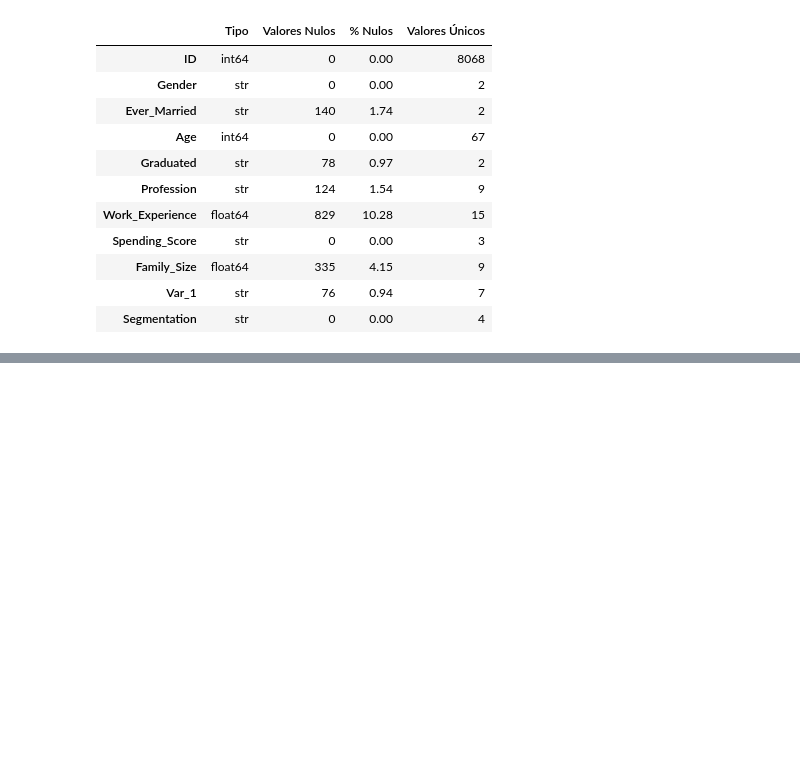
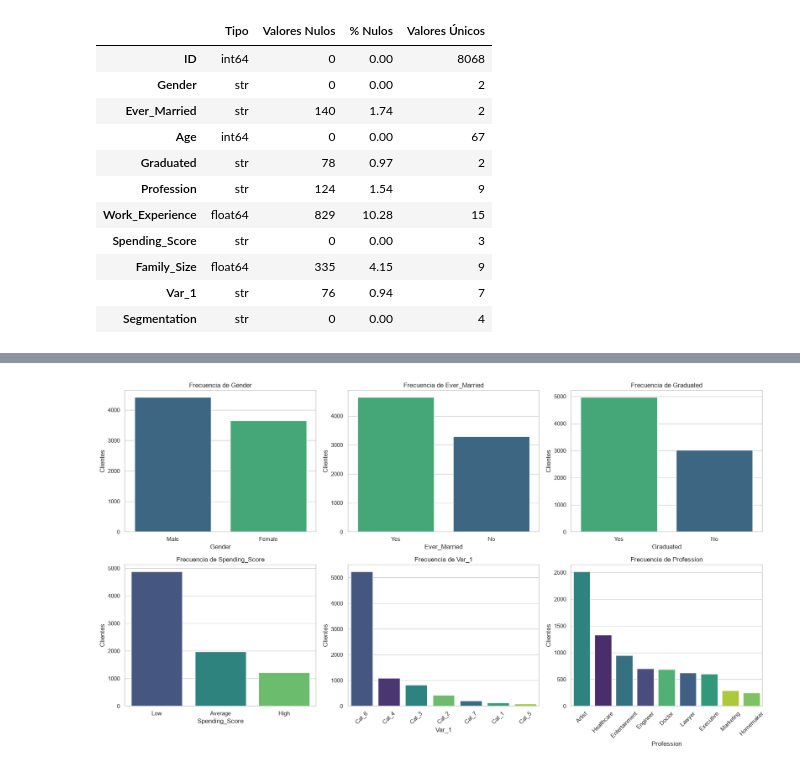
Before and after one commit to IA-P1-BCN/customer-segmentation-multiclass, a Jupyter notebook: 01_eda_inicial.ipynb, the cells around one changed output, grey strips where cells are left out. Saved outputs shown, nothing was run; the diff lists cells and outputs as text; code cells hidden in the pictures; blank space fills up the shorter version.

Commit message:
feat(eda): split estratificado 70/15/15 y analisis exploratorio en train_70

```diff
--- a/01_eda_inicial.ipynb
+++ b/01_eda_inicial.ipynb
@@ -110,0 +142,23 @@ Generación de los archivos procesados train_clean.csv y test_clean.csv en el di
+# %%
+# 1. Distribución de la variable objetivo (Segmentation)
+fig, axes = plt.subplots(1, 2, figsize=(14, 5))
+order_seg = ['A', 'B', 'C', 'D']
+
+# Conteo absoluto
+sns.countplot(data=train_df, x='Segmentation', order=order_seg, ax=axes[0], palette='Set2', hue='Segmentation', legend=False)
+axes[0].set_title('Conteo de Clientes por Segmento (train_70)')
+axes[0].set_ylabel('Número de Clientes')
+for container in axes[0].containers:
+    axes[0].bar_label(container, padding=3)
+
+# Porcentaje relativo
+seg_pct = train_df['Segmentation'].value_counts(normalize=True).reindex(order_seg) * 100
+sns.barplot(x=seg_pct.index, y=seg_pct.values, ax=axes[1], palette='Set2', hue=seg_pct.index, legend=False)
+axes[1].set_title('Proporción de Clases (%) en train_70')
+axes[1].set_ylabel('Porcentaje (%)')
+axes[1].set_ylim(0, 35)
+for i, v in enumerate(seg_pct.values):
+    axes[1].text(i, v + 0.8, f"{v:.2f}%", ha='center', fontweight='bold')
+
+plt.tight_layout()
+plt.show()
@@ -110,0 +183,18 @@ Generación de los archivos procesados train_clean.csv y test_clean.csv en el di
+# %%
+# 3. Distribución de variables categóricas
+cat_cols = ['Gender', 'Ever_Married', 'Graduated', 'Spending_Score', 'Var_1', 'Profession']
+fig, axes = plt.subplots(2, 3, figsize=(18, 10))
+axes = axes.flatten()
+
+for i, col in enumerate(cat_cols):
+    order = train_df[col].value_counts().index
+    sns.countplot(data=train_df, x=col, order=order, ax=axes[i], palette='viridis', hue=col, legend=False)
+    axes[i].set_title(f'Frecuencia de {col}')
+    axes[i].set_ylabel('Clientes')
+    if col in ['Profession', 'Var_1']:
+        axes[i].tick_params(axis='x', rotation=45)
+
+plt.tight_layout()
+plt.show()
+# %% [output]
+[figure, added]
```
Also changed, not shown: parts of 11 cells of this notebook, 1 other file.
